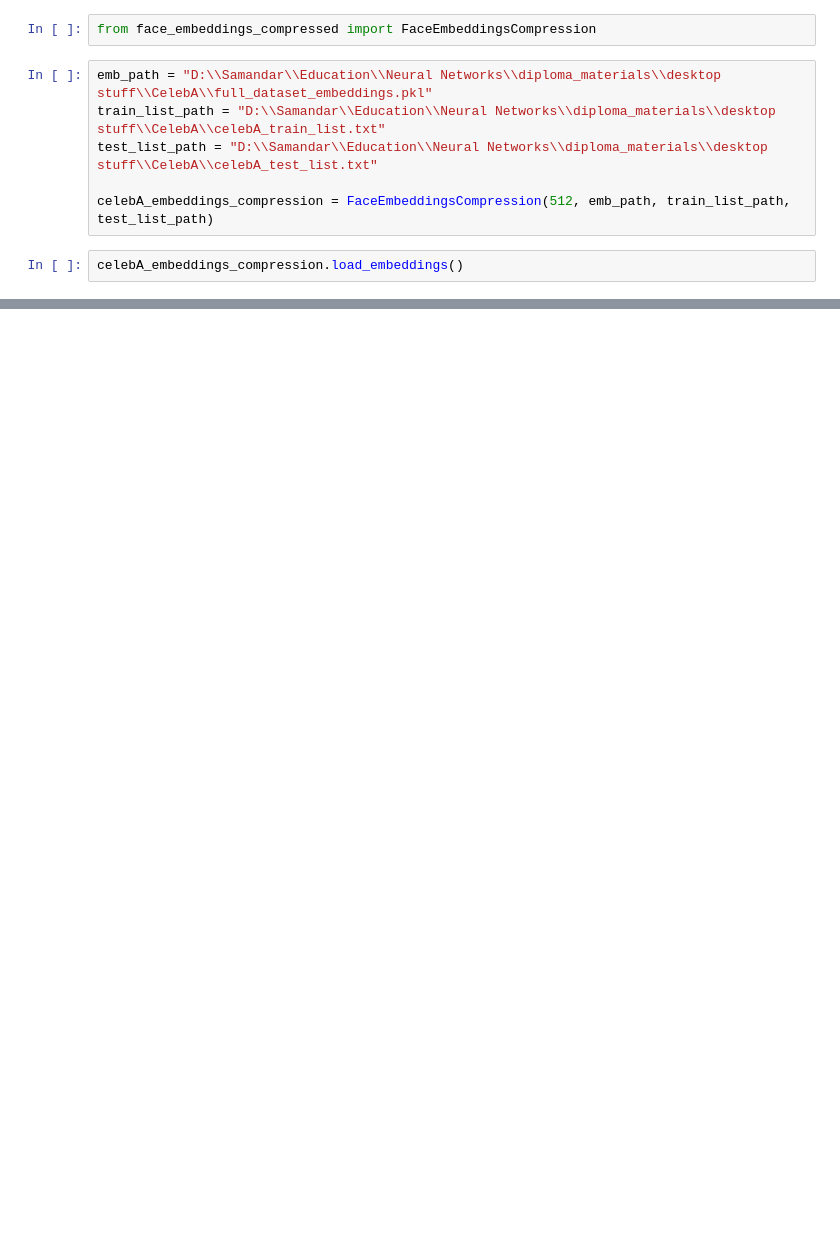
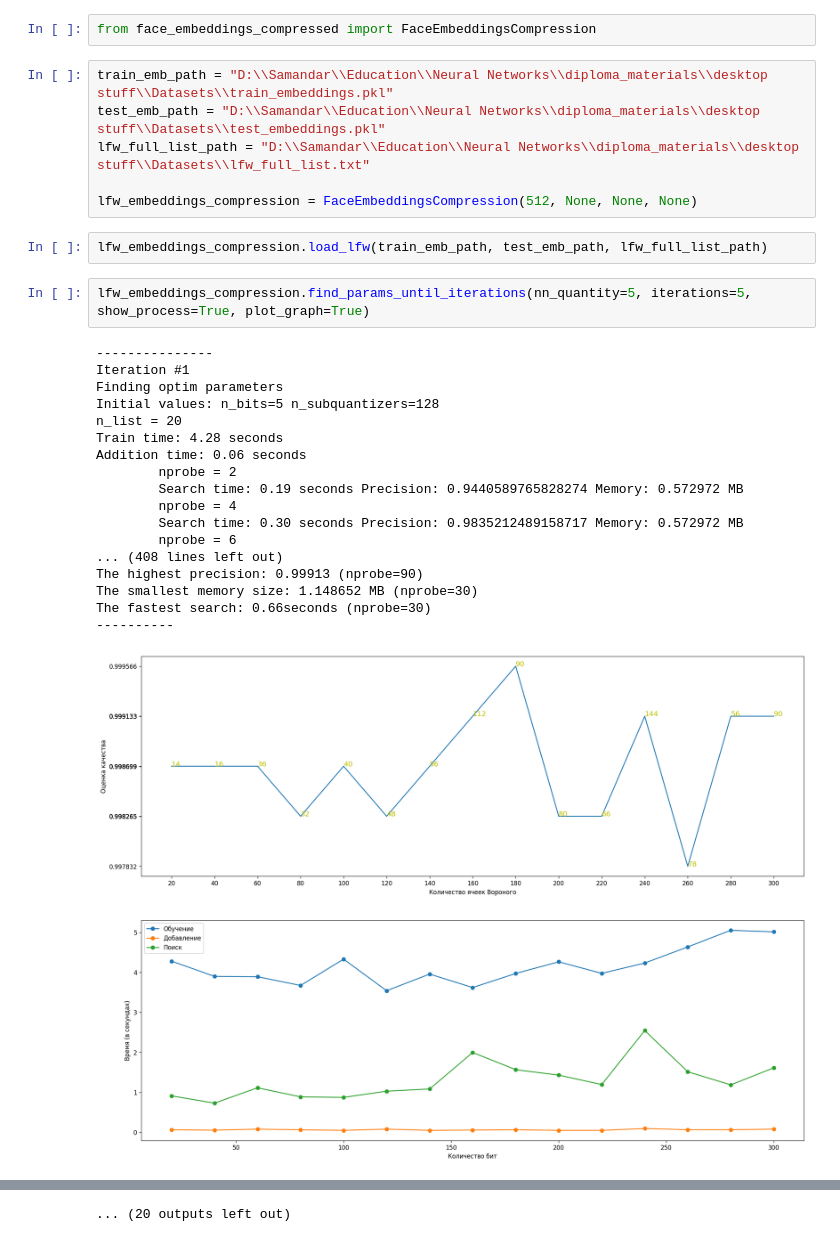
Before and after one commit to SamandarYokubov/face_embeddings_compression, a Jupyter notebook: template_comperssion_experiment.ipynb, the cells around one changed output, grey strips where cells are left out. Saved outputs shown, nothing was run; the diff lists cells and outputs as text; blank space fills up the shorter version.

```diff
--- a/template_comperssion_experiment.ipynb
+++ b/template_comperssion_experiment.ipynb
@@ -1,10 +1,31 @@
 # %%
 from face_embeddings_compressed import FaceEmbeddingsCompression
 # %%
-emb_path = "D:\\Samandar\\Education\\Neural Networks\\diploma_materials\\desktop stuff\\CelebA\\full_dataset_embeddings.pkl"
-train_list_path = "D:\\Samandar\\Education\\Neural Networks\\diploma_materials\\desktop stuff\\CelebA\\celebA_train_list.txt"
-test_list_path = "D:\\Samandar\\Education\\Neural Networks\\diploma_materials\\desktop stuff\\CelebA\\celebA_test_list.txt"
+train_emb_path = "D:\\Samandar\\Education\\Neural Networks\\diploma_materials\\desktop stuff\\Datasets\\train_embeddings.pkl"
+test_emb_path = "D:\\Samandar\\Education\\Neural Networks\\diploma_materials\\desktop stuff\\Datasets\\test_embeddings.pkl"
+lfw_full_list_path = "D:\\Samandar\\Education\\Neural Networks\\diploma_materials\\desktop stuff\\Datasets\\lfw_full_list.txt"
 
-celebA_embeddings_compression = FaceEmbeddingsCompression(512, emb_path, train_list_path, test_list_path)
+lfw_embeddings_compression = FaceEmbeddingsCompression(512, None, None, None)
-# %%
-celebA_embeddings_compression.load_embeddings()
+# %%
+lfw_embeddings_compression.load_lfw(train_emb_path, test_emb_path, lfw_full_list_path)
+# %%
+lfw_embeddings_compression.find_params_until_iterations(nn_quantity=5, iterations=5, show_process=True, plot_graph=True)
+# %% [output]
+---------------
+Iteration #1
+Finding optim parameters
+Initial values: n_bits=5 n_subquantizers=128
+n_list = 20
+Train time: 4.28 seconds
+Addition time: 0.06 seconds
+        nprobe = 2
+        Search time: 0.19 seconds Precision: 0.9440589765828274 Memory: 0.572972 MB
+        nprobe = 4
+        Search time: 0.30 seconds Precision: 0.9835212489158717 Memory: 0.572972 MB
+        nprobe = 6
+... (408 lines left out)
+The highest precision: 0.99913 (nprobe=90)
+The smallest memory size: 1.148652 MB (nprobe=30)
+The fastest search: 0.66seconds (nprobe=30)
+----------
+[figure, added]
@@ -11 +122,2 @@ celebA_embeddings_compression.load_embeddings()
+... (20 outputs left out)
 # %%
```
Also changed, not shown: parts of 26 cells of this notebook, 2 other files.
